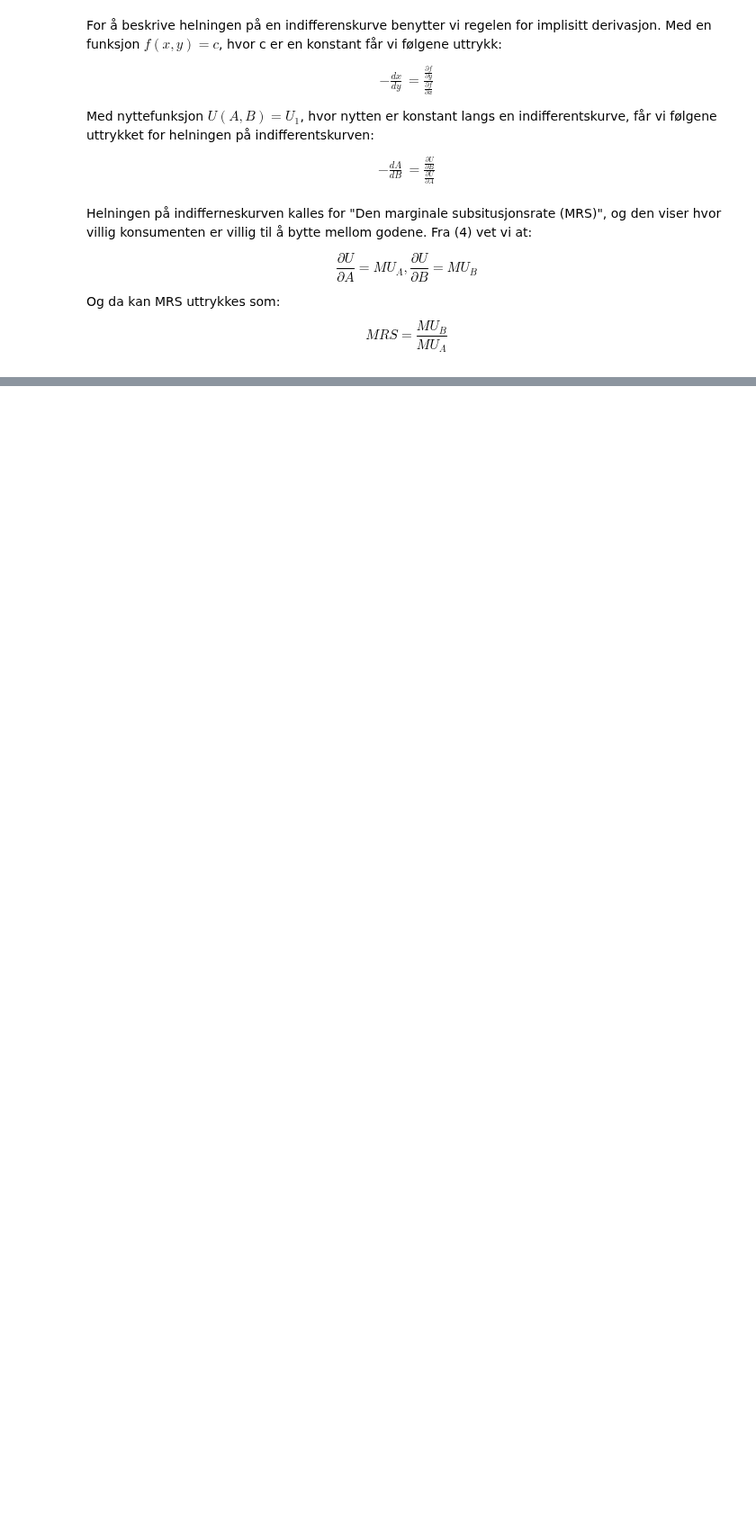
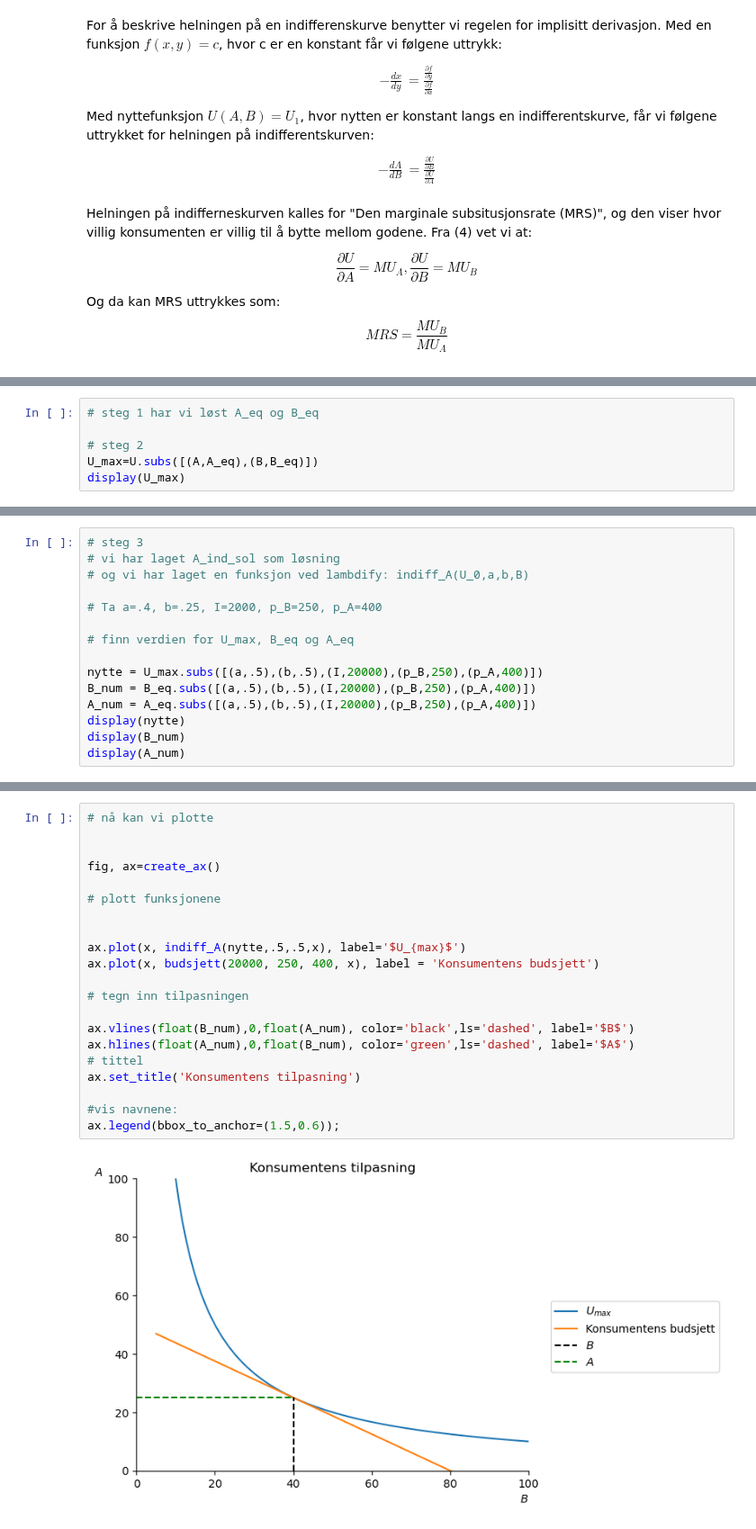
Before and after one commit to uit-sok-1303-v26/uit-sok-1303.v26.github.io, a Jupyter notebook: Konsumentteori - Kapittel 1.ipynb, the cells around one changed output, grey strips where cells are left out. Shown at 90% size. Cells and saved outputs as stored; diff of their text form; blank space fills up the shorter version.

```diff
--- a/Konsumentteori-1.1.ipynb
+++ b/Konsumentteori - Kapittel 1.ipynb
@@ -312,0 +339,6 @@ Etterspørsel etter gode $A=\frac{aI}{p_A(a+(1-a))}$ som blir $A=\frac{aI}{p_A}$
+# %%
+# steg 1 har vi løst A_eq og B_eq
+
+# steg 2
+U_max=U.subs([(A,A_eq),(B,B_eq)])
+display(U_max)
@@ -312,0 +360,15 @@ Etterspørsel etter gode $A=\frac{aI}{p_A(a+(1-a))}$ som blir $A=\frac{aI}{p_A}$
+# %%
+# steg 3
+# vi har laget A_ind_sol som løsning
+# og vi har laget en funksjon ved lambdify: indiff_A(U_0,a,b,B)
+
+# Ta a=.4, b=.25, I=2000, p_B=250, p_A=400
+
+# finn verdien for U_max, B_eq og A_eq
+
+nytte = U_max.subs([(a,.5),(b,.5),(I,20000),(p_B,250),(p_A,400)])
+B_num = B_eq.subs([(a,.5),(b,.5),(I,20000),(p_B,250),(p_A,400)])
+A_num = A_eq.subs([(a,.5),(b,.5),(I,20000),(p_B,250),(p_A,400)])
+display(nytte)
+display(B_num)
+display(A_num)
@@ -312,0 +379,23 @@ Etterspørsel etter gode $A=\frac{aI}{p_A(a+(1-a))}$ som blir $A=\frac{aI}{p_A}$
+# %%
+# nå kan vi plotte
+
+
+fig, ax=create_ax()
+
+# plott funksjonene
+
+
+ax.plot(x, indiff_A(nytte,.5,.5,x), label='$U_{max}$')
+ax.plot(x, budsjett(20000, 250, 400, x), label = 'Konsumentens budsjett')
+
+# tegn inn tilpasningen
+
+ax.vlines(float(B_num),0,float(A_num), color='black',ls='dashed', label='$B$')
+ax.hlines(float(A_num),0,float(B_num), color='green',ls='dashed', label='$A$')
+# tittel
+ax.set_title('Konsumentens tilpasning')
+
+#vis navnene:
+ax.legend(bbox_to_anchor=(1.5,0.6));
+# %% [output]
+[figure, added]
```
Also changed, not shown: parts of 26 cells of this notebook, 15 other files.
